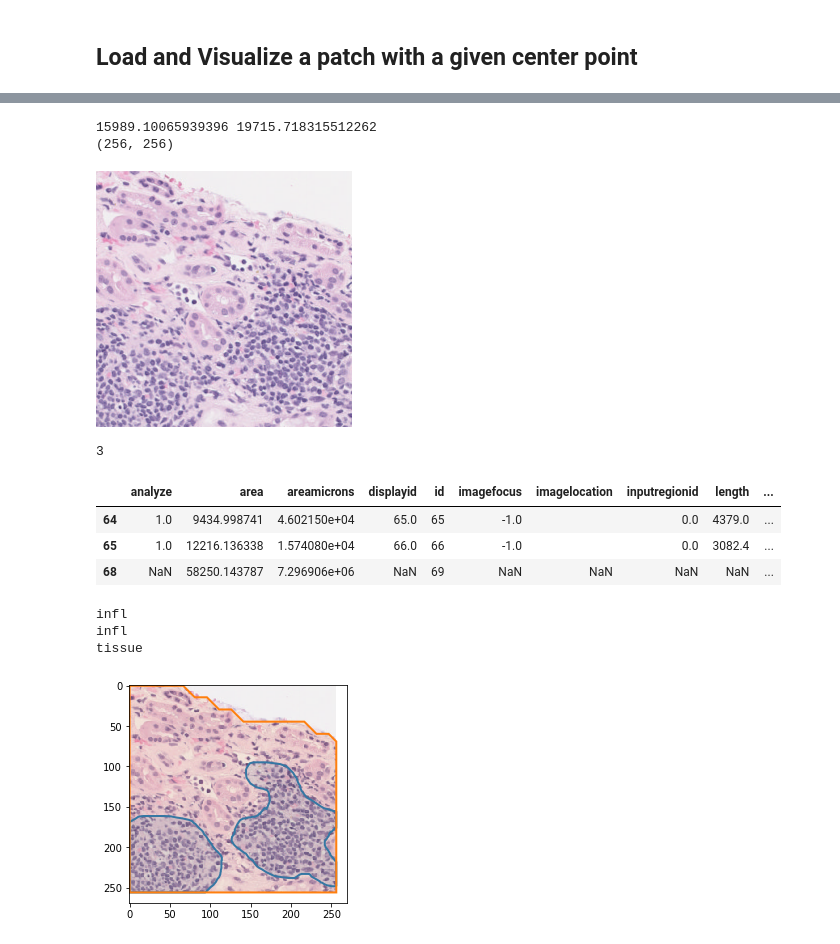
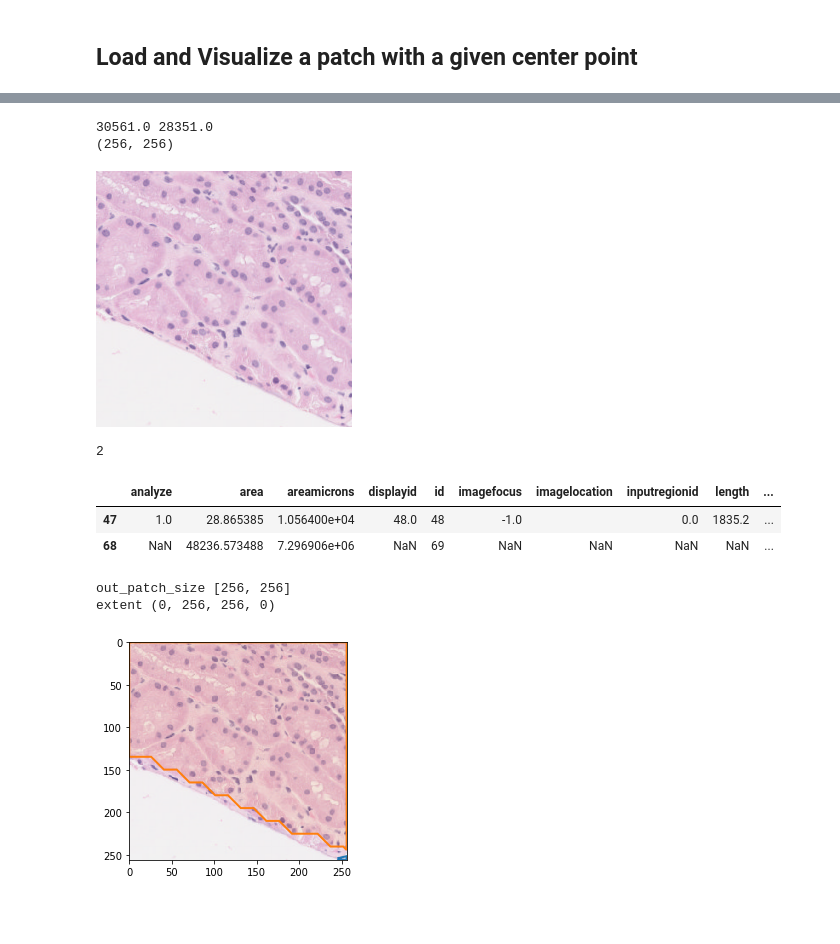
Before and after one commit to DSLituiev/slideslicer, a Jupyter notebook: notebooks/demo-read-slide.ipynb, the cells around one changed output, grey strips where cells are left out. Saved outputs shown, nothing was run; the diff lists cells and outputs as text; code cells hidden in the pictures; blank space fills up the shorter version.

```diff
--- a/notebooks/demo-read-slide.ipynb
+++ b/notebooks/demo-read-slide.ipynb
@@ -153,0 +166,3 @@ points = slu.sample_points(df_tissues.vertices.iloc[0], spacing=512, mode='unifo
+# %%
+points = ss.sample_points(df_tissues.polygon.iloc[0], spacing=256*1.5,  mode='uniform_random')
+ss.simulate_patch_sampling(points[:50], 512)
@@ -192,23 +207,21 @@ patch = rreader.get_patch(xc, yc, 1024, target_subsample=4)
 print(patch.size)
 patch
 # %% [output]
-15989.10065939396 19715.718315512262
+30561.0 28351.0
 (256, 256)
-[figure, old version]
+[figure, new version]
 # %%
-patch_rois = rreader.get_patch_rois(xc, yc, 1024, target_subsample=4)
+patch_rois = rreader.get_patch_rois(xc, yc, 1024, scale=4, cocorle=True)
 print(len(patch_rois))
 patch_rois
 # %% [output]
-3
+2
 |  | analyze | area | areamicrons | displayid | id | imagefocus | imagelocation | inputregionid | length | ... |
-| 64 | 1.0 | 9434.998741 | 4.602150e+04 | 65.0 | 65 | -1.0 |  | 0.0 | 4379.0 | ... |
-| 65 | 1.0 | 12216.136338 | 1.574080e+04 | 66.0 | 66 | -1.0 |  | 0.0 | 3082.4 | ... |
-| 68 | NaN | 58250.143787 | 7.296906e+06 | NaN | 69 | NaN | NaN | NaN | NaN | ... |
+| 47 | 1.0 | 28.865385 | 1.056400e+04 | 48.0 | 48 | -1.0 |  | 0.0 | 1835.2 | ... |
+| 68 | NaN | 48236.573488 | 7.296906e+06 | NaN | 69 | NaN | NaN | NaN | NaN | ... |
 # %%
 fig,ax, patch, patch_rois = rreader.plot_patch(xc, yc, 1024, target_subsample=4)
 # %% [output]
-infl
-infl
-tissue
+out_patch_size [256, 256]
+extent (0, 256, 256, 0)
-[figure, old version]
+[figure, new version]
```
Also changed, not shown: parts of 17 cells of this notebook, 4 other files.
